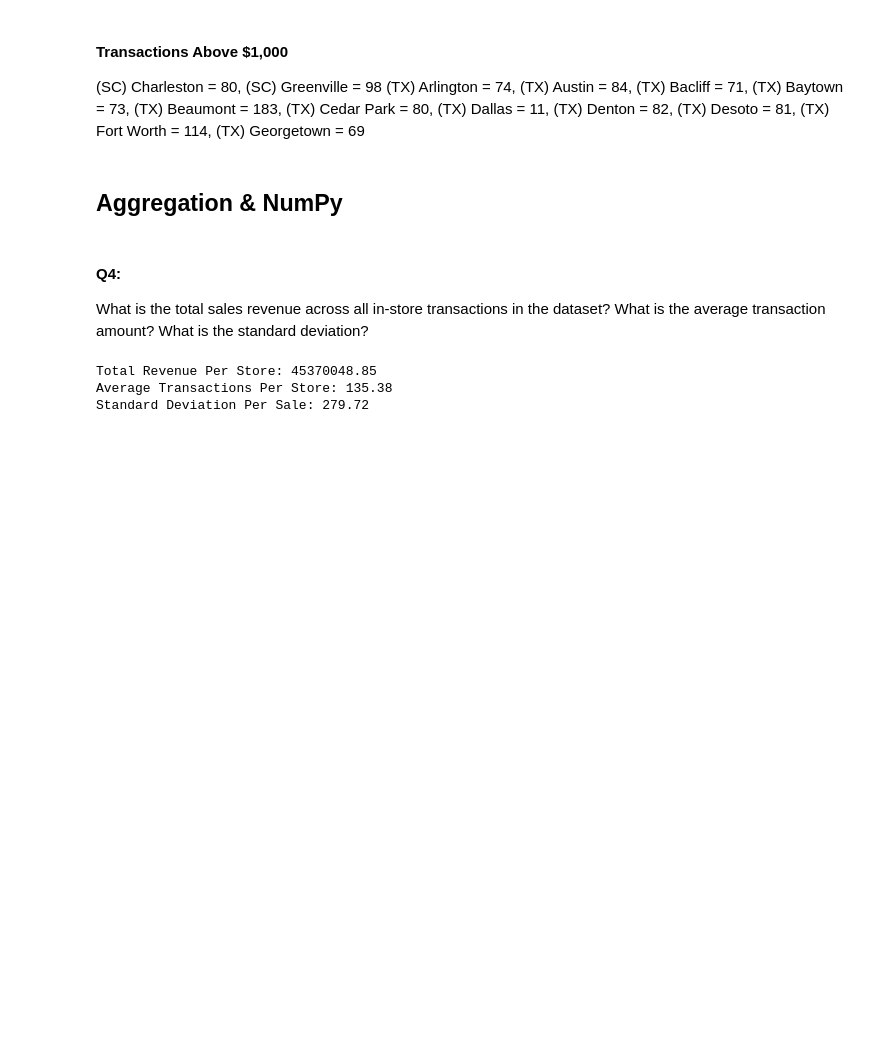
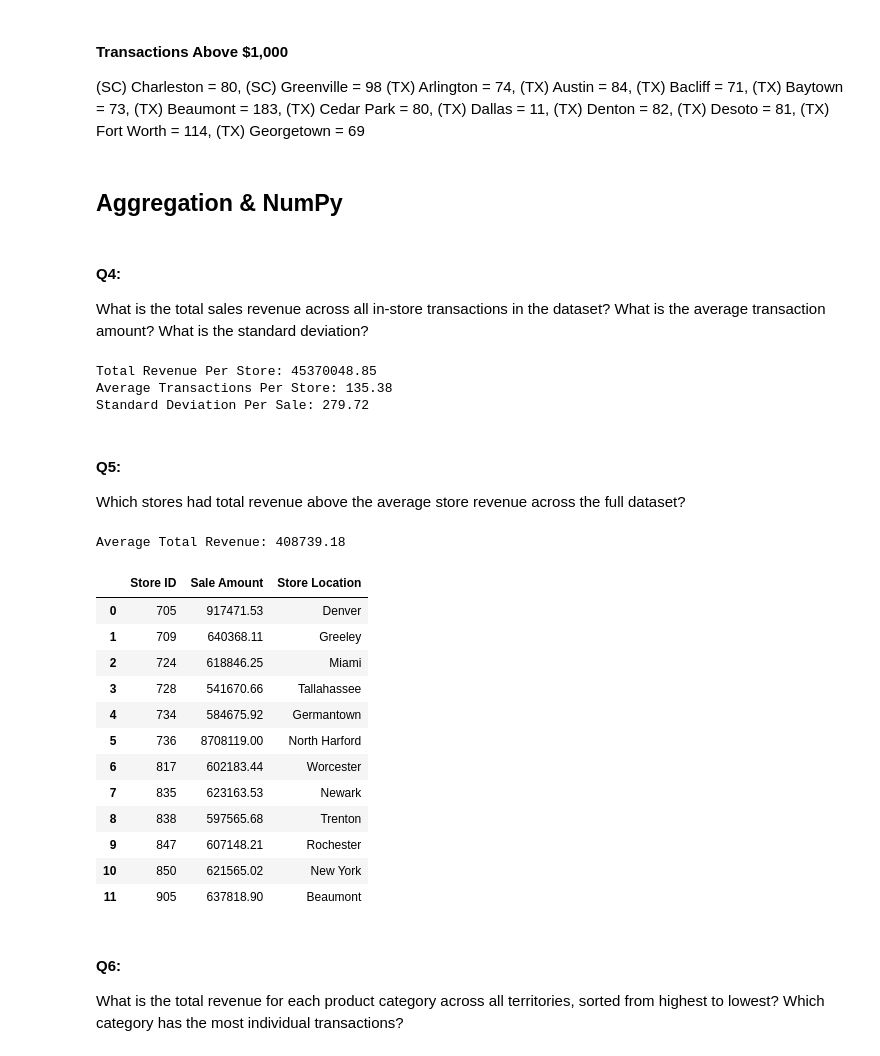
Before and after one commit to anchan-hm/Capstone_2, a Jupyter notebook: Chanthadara_bonus_analysis.ipynb, the cells around one changed output. Saved outputs shown, nothing was run; the diff lists cells and outputs as text; code cells hidden in the pictures; blank space fills up the shorter version.

```diff
--- a/Chanthadara_bonus_analysis.ipynb
+++ b/Chanthadara_bonus_analysis.ipynb
@@ -287,3 +287,41 @@ print(f"Standard Deviation Per Sale: {std_transaction:.2f}")
 Total Revenue Per Store: 45370048.85
 Average Transactions Per Store: 135.38
 Standard Deviation Per Sale: 279.72
+# %% [markdown]
+#### Q5:
+Which stores had total revenue above the average store revenue across the full dataset?
+# %%
+# calculating total revenue per store
+store_totals = store_sales.groupby("Store ID")["Sale Amount"].sum().reset_index() # grouping stores and summing revenue
+
+# calculating average store revenue across stores
+avg_store_rev = np.mean(store_totals["Sale Amount"]) # grabbing average revenue
+
+# filtering stores with above average revenue
+above_avg_stores = store_totals[store_totals["Sale Amount"] > avg_store_rev] # keeping ONLY stores above avg
+
+# merging store locations
+above_avg_stores = above_avg_stores.merge(store_detail[["Store ID","Store Location"]], # adding city names per store
+                                          on = "Store ID") # matching on Store ID
+
+# displaying output
+print(f"Average Total Revenue: {avg_store_rev:.2f}")
+above_avg_stores
+# %% [output]
+Average Total Revenue: 408739.18
+|  | Store ID | Sale Amount | Store Location |
+| 0 | 705 | 917471.53 | Denver |
+| 1 | 709 | 640368.11 | Greeley |
+| 2 | 724 | 618846.25 | Miami |
+| 3 | 728 | 541670.66 | Tallahassee |
+| 4 | 734 | 584675.92 | Germantown |
+| 5 | 736 | 8708119.00 | North Harford |
+| 6 | 817 | 602183.44 | Worcester |
+| 7 | 835 | 623163.53 | Newark |
+| 8 | 838 | 597565.68 | Trenton |
+| 9 | 847 | 607148.21 | Rochester |
+| 10 | 850 | 621565.02 | New York |
+| 11 | 905 | 637818.90 | Beaumont |
+# %% [markdown]
+#### Q6:
+What is the total revenue for each product category across all territories, sorted from highest to lowest? Which category has the most individual transactions?
```
